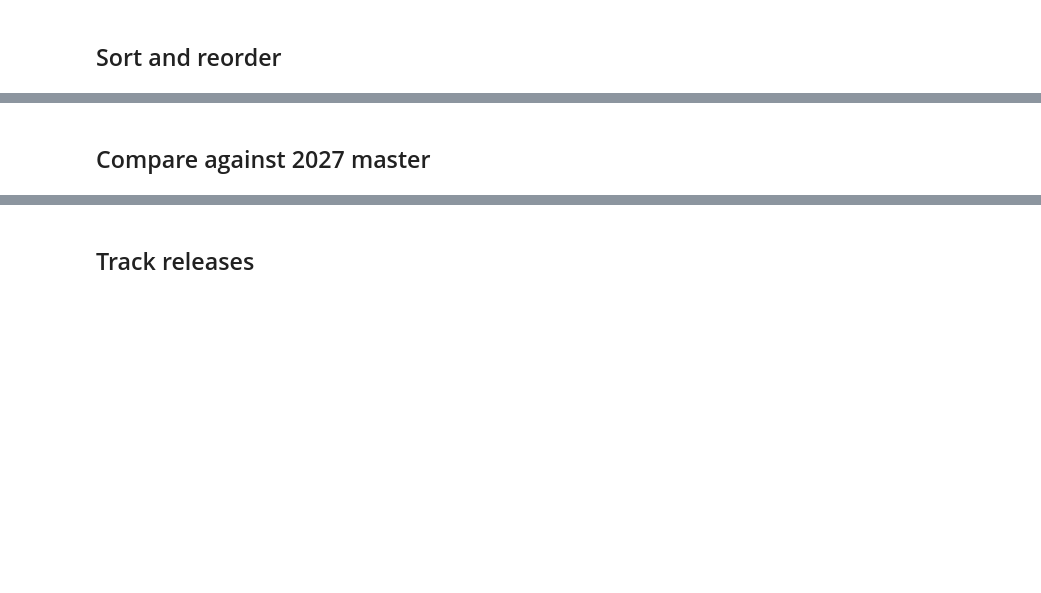
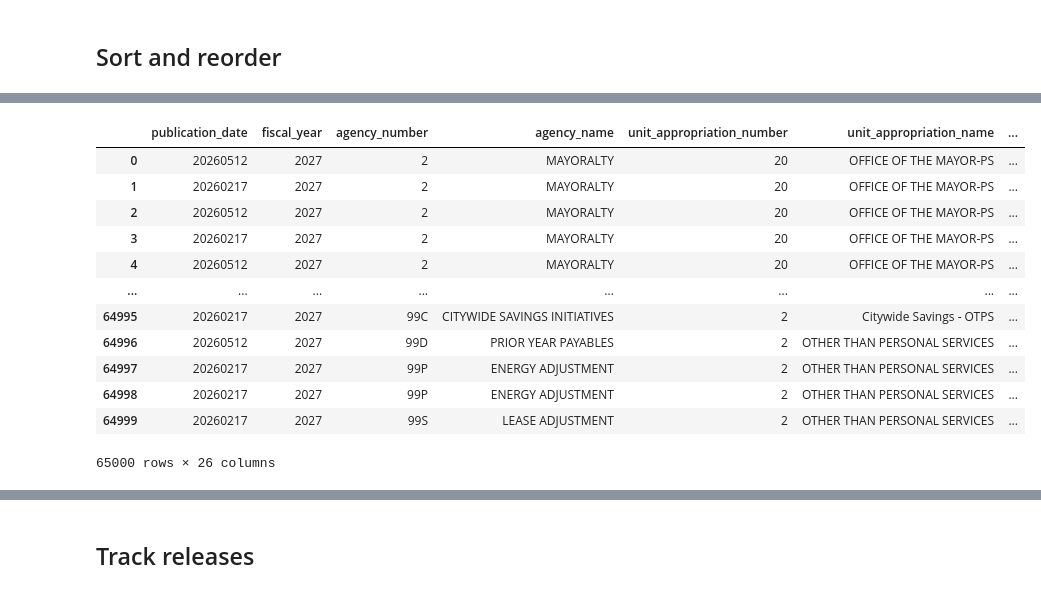
Before and after one commit to vHepp/nyc-budget-compare, a Jupyter notebook: Python/apiv4.ipynb, the cells around one changed output, grey strips where cells are left out. Saved outputs shown, nothing was run; the diff lists cells and outputs as text; code cells hidden in the pictures; blank space fills up the shorter version.

```diff
--- a/Python/apiv4.ipynb
+++ b/Python/apiv4.ipynb
@@ -159,24 +224,31 @@ print(arr)
-# %%
-df[arr] = df[arr].fillna("(blank)")
-# %%
-for cat_col in categorical_cols:
-    if cat_col in df.columns:
-        df[cat_col] = df[cat_col].apply(lambda x: str.upper(x) if type(x) == str else x)
 # %%
 df = df.sort_values(
     [
         "agency_number",
         "unit_appropriation_number",
         "responsibility_center_code",
         "budget_code_number",
         "object_class_number",
         "object_code",
         "publication_date"
         ],
-    ascending=[True, True, True, True, True, True, True]
+    ascending=[True, True, True, True, True, True, False]
     ).reset_index(drop=True)
-
 df
+# %% [output]
+|  | publication_date | fiscal_year | agency_number | agency_name | unit_appropriation_number | unit_appropriation_name | ... |
+| 0 | 20260512 | 2027 | 2 | MAYORALTY | 20 | OFFICE OF THE MAYOR-PS | ... |
+| 1 | 20260217 | 2027 | 2 | MAYORALTY | 20 | OFFICE OF THE MAYOR-PS | ... |
+| 2 | 20260512 | 2027 | 2 | MAYORALTY | 20 | OFFICE OF THE MAYOR-PS | ... |
+| 3 | 20260217 | 2027 | 2 | MAYORALTY | 20 | OFFICE OF THE MAYOR-PS | ... |
+| 4 | 20260512 | 2027 | 2 | MAYORALTY | 20 | OFFICE OF THE MAYOR-PS | ... |
+| ... | ... | ... | ... | ... | ... | ... | ... |
+| 64995 | 20260217 | 2027 | 99C | CITYWIDE SAVINGS INITIATIVES | 2 | Citywide Savings - OTPS | ... |
+| 64996 | 20260512 | 2027 | 99D | PRIOR YEAR PAYABLES | 2 | OTHER THAN PERSONAL SERVICES | ... |
+| 64997 | 20260217 | 2027 | 99P | ENERGY ADJUSTMENT | 2 | OTHER THAN PERSONAL SERVICES | ... |
+| 64998 | 20260217 | 2027 | 99P | ENERGY ADJUSTMENT | 2 | OTHER THAN PERSONAL SERVICES | ... |
+| 64999 | 20260217 | 2027 | 99S | LEASE ADJUSTMENT | 2 | OTHER THAN PERSONAL SERVICES | ... |
+65000 rows × 26 columns
 # %%
 # Reorder columns
 df = df[
@@ -213,2 +283,0 @@ df
-# %% [markdown]
-## Compare against 2027 master
```
Also changed, not shown: parts of 42 cells of this notebook, 3 other files.
